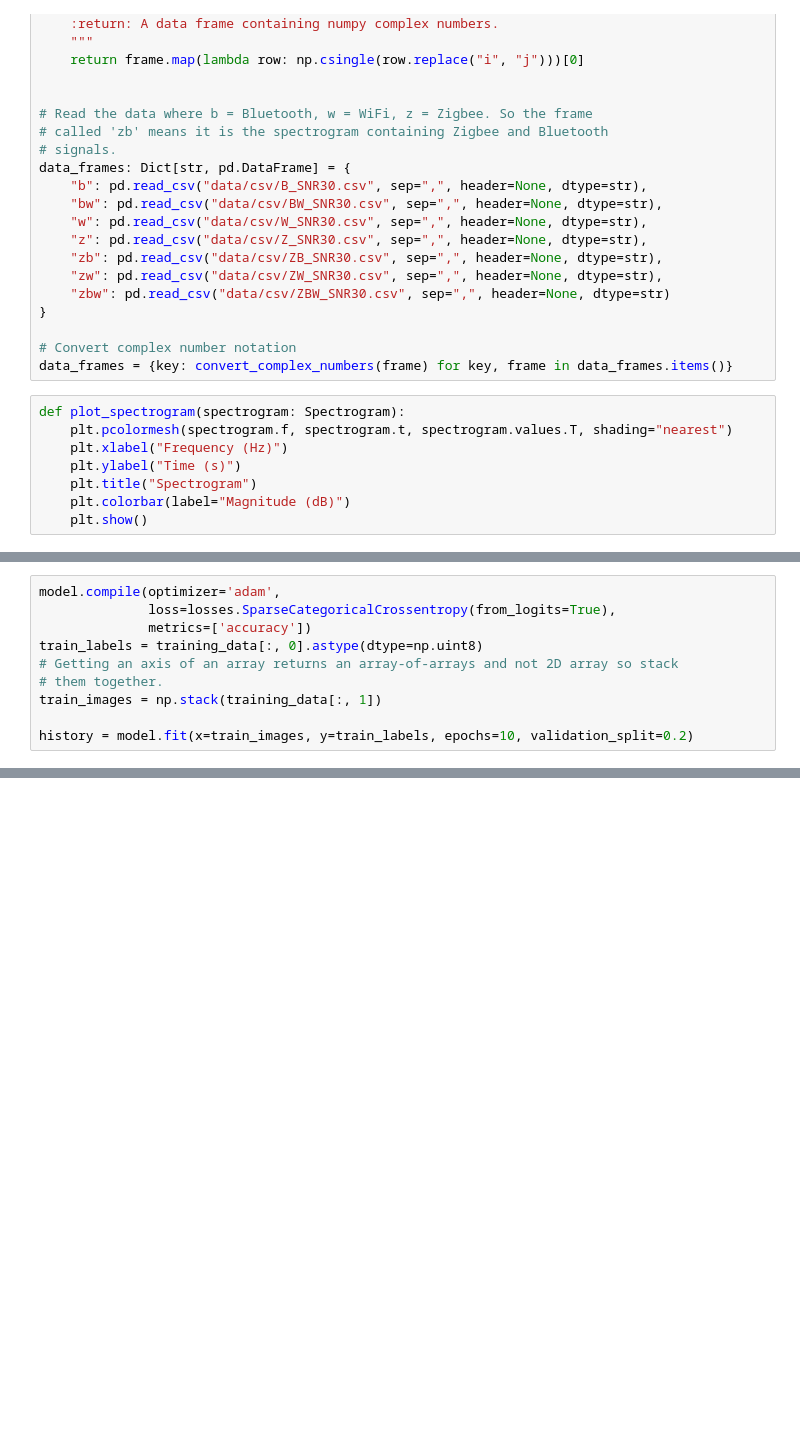
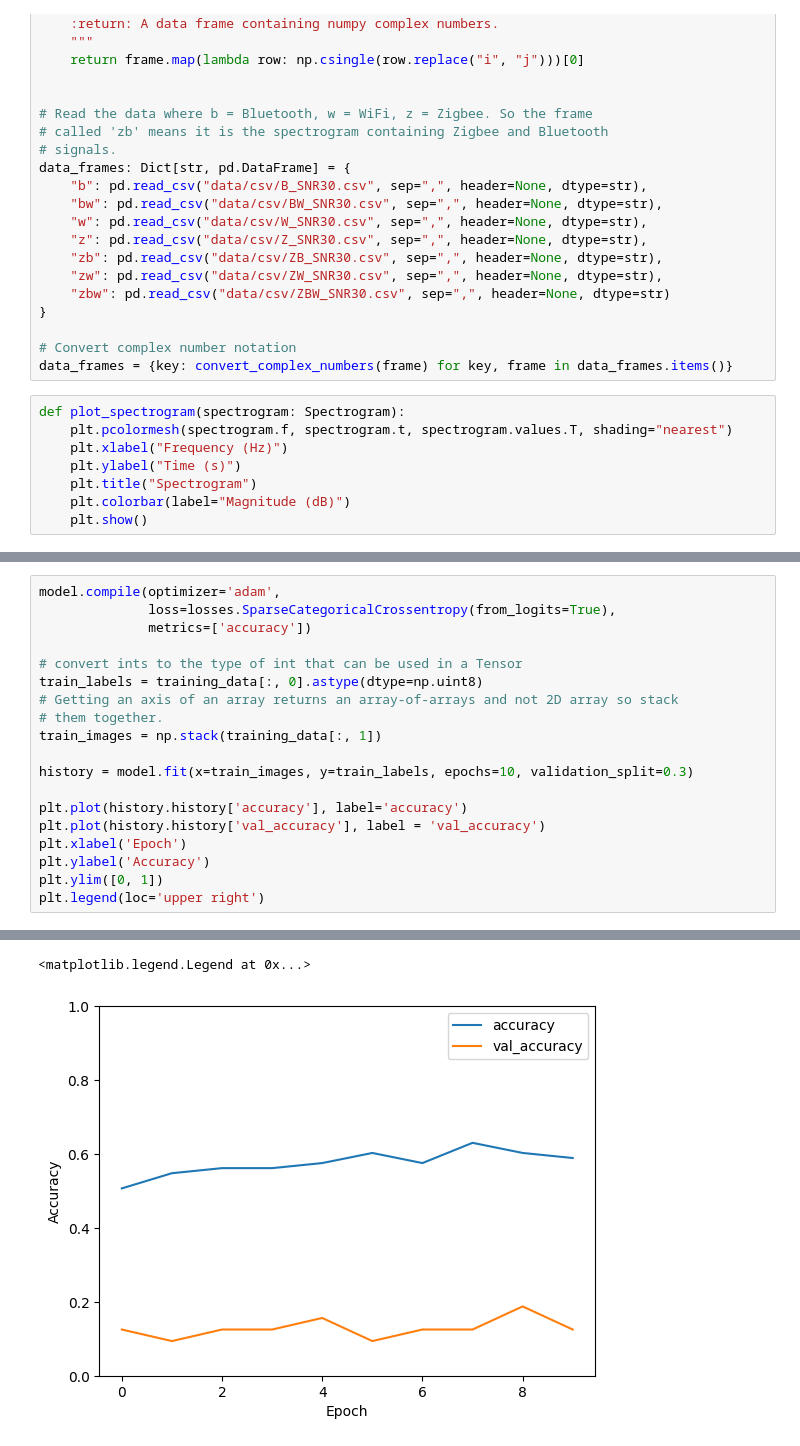
Before and after one commit to sds100/TinyMLSpectrumSensing, a Jupyter notebook: cnn.ipynb, the cells around one changed output, grey strips where cells are left out. Drawn from its saved outputs; the diff is of its cells as text; blank space fills up the shorter version.

```diff
--- a/cnn.ipynb
+++ b/cnn.ipynb
@@ -157,11 +157,20 @@ Model: "sequential_44"
 model.compile(optimizer='adam',
               loss=losses.SparseCategoricalCrossentropy(from_logits=True),
               metrics=['accuracy'])
+
+# convert ints to the type of int that can be used in a Tensor
 train_labels = training_data[:, 0].astype(dtype=np.uint8)
 # Getting an axis of an array returns an array-of-arrays and not 2D array so stack
 # them together.
 train_images = np.stack(training_data[:, 1])
 
-history = model.fit(x=train_images, y=train_labels, epochs=10, validation_split=0.2)
+history = model.fit(x=train_images, y=train_labels, epochs=10, validation_split=0.3)
+
+plt.plot(history.history['accuracy'], label='accuracy')
+plt.plot(history.history['val_accuracy'], label = 'val_accuracy')
+plt.xlabel('Epoch')
+plt.ylabel('Accuracy')
+plt.ylim([0, 1])
+plt.legend(loc='upper right')
 # %% [output]
 Epoch 1/10
@@ -186,0 +196,2 @@ Epoch 10/10
+<matplotlib.legend.Legend at 0x...>
+[figure, added]
```
Also changed, not shown: parts of 3 cells of this notebook.
